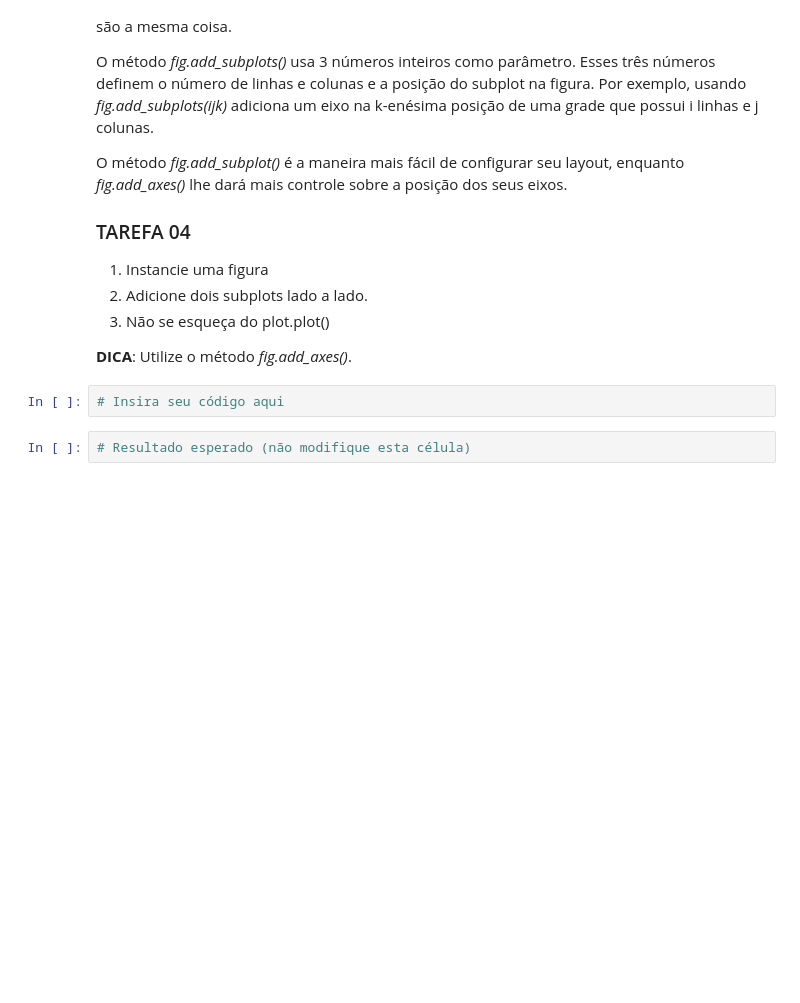
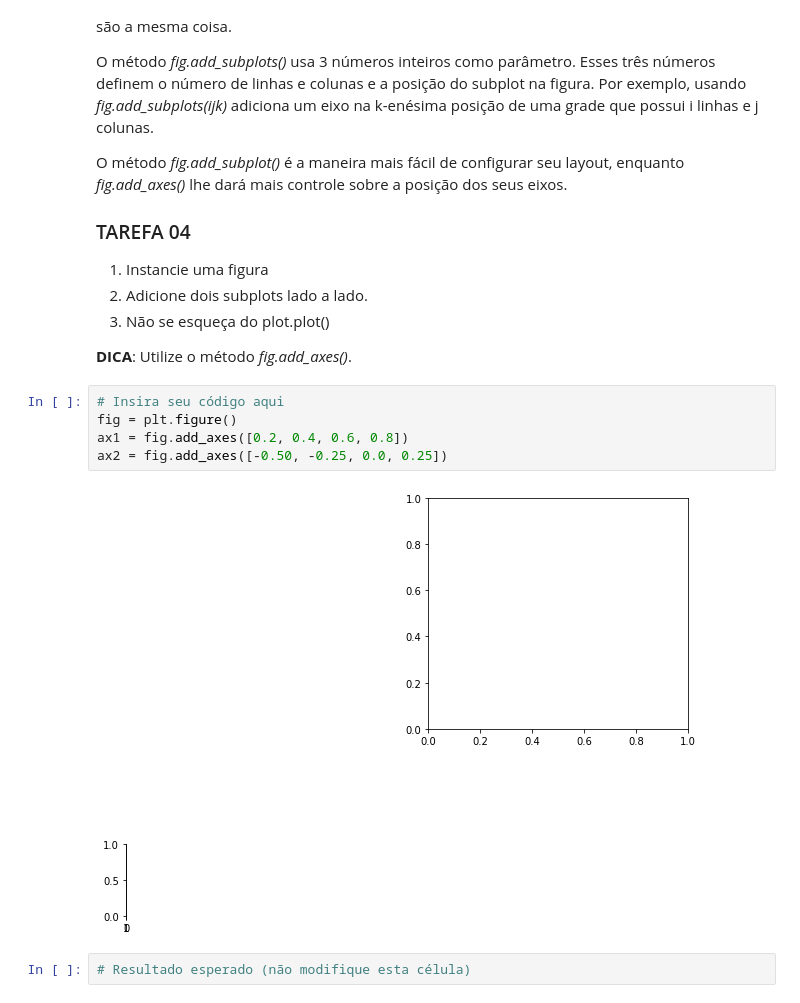
Before and after one commit to robsonbfreitas/visualizacao_exploratoria_exercicios, a Jupyter notebook: 01-exercicios-matplotlib/visualizacao-com-matplotlib.ipynb, the cells around one changed output. Drawn from its saved outputs; the diff is of its cells as text; blank space fills up the shorter version.

```diff
--- a/01-exercicios-matplotlib/visualizacao-com-matplotlib.ipynb
+++ b/01-exercicios-matplotlib/visualizacao-com-matplotlib.ipynb
@@ -152,8 +152,13 @@ O método *fig.add_subplot()* é a maneira mais fácil de configurar seu layout,
 3. Não se esqueça do plot.plot()
 
 **DICA**: Utilize o método *fig.add_axes()*.
-# %%
-# Insira seu código aqui
+# %%
+# Insira seu código aqui
+fig = plt.figure()
+ax1 = fig.add_axes([0.2, 0.4, 0.6, 0.8])
+ax2 = fig.add_axes([-0.50, -0.25, 0.0, 0.25])
+# %% [output]
+[figure, added]
 # %%
 # Resultado esperado (não modifique esta célula)
 # %% [output]
```
